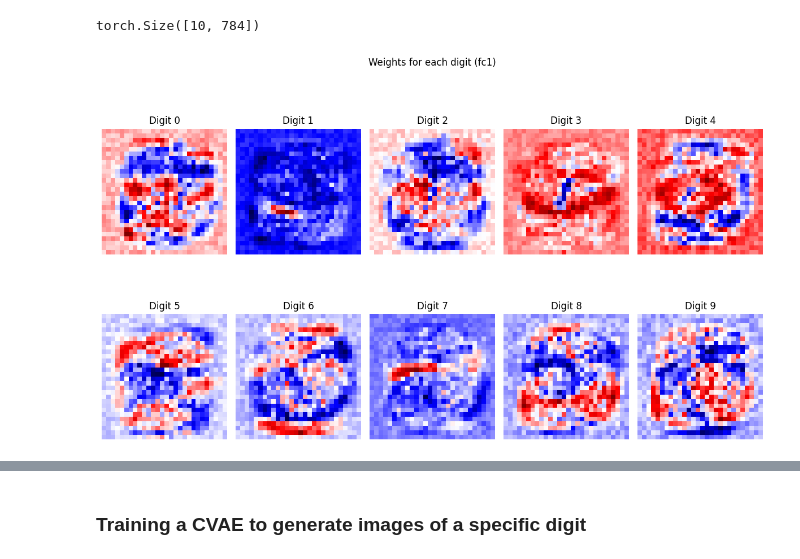
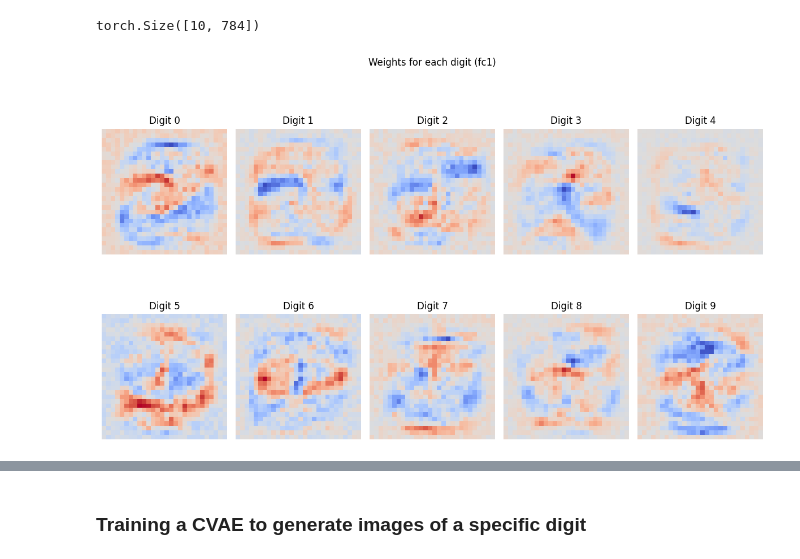
Before and after one commit to luleoli/data-sci-portfolio, a Jupyter notebook: neuralnetwork_/Aula_1.ipynb, the cells around one changed output, grey strips where cells are left out. Drawn from its saved outputs; the diff is of its cells as text; code cells hidden in the pictures.

```diff
--- a/neuralnetwork_/Aula_1.ipynb
+++ b/neuralnetwork_/Aula_1.ipynb
@@ -170,9 +172,9 @@ import torch.nn as nn
 import torch.optim as optim
 
 X_train_tensor = torch.tensor(X_train, dtype=torch.float32)
-y_train_tensor = torch.tensor(y_train, dtype=torch.int64)
+y_train_tensor = torch.tensor(train_labels, dtype=torch.float32)
 X_test_tensor = torch.tensor(X_test, dtype=torch.float32)
-y_test_tensor = torch.tensor(y_test, dtype=torch.int64)
+y_test_tensor = torch.tensor(y_test, dtype=torch.float32)
 
 class Net(nn.Module):
     def __init__(self):
@@ -196,7 +198,7 @@ class Net(nn.Module):
 
 model = Net()
 criterion = nn.CrossEntropyLoss()
-optimizer = optim.SGD(model.parameters(), lr=0.1)
+optimizer = optim.SGD(model.parameters(), lr=0.05)
 
 epochs = 50
 batch_size = 60
@@ -311,13 +303,13 @@ torch.Size([10, 784])
 # %%
 fig, axes = plt.subplots(2, 5, figsize=(12, 8))
 for digit in range(10):
     W = model.fc1.weight.data.numpy()[digit].reshape(28, 28)
     ax = axes.flat[digit]
-    im = ax.imshow(W, cmap="seismic")
+    im = ax.imshow(W, cmap="coolwarm", vmin=-np.max(np.abs(W)), vmax=np.max(np.abs(W)))
     ax.set_title(f"Digit {digit}")
     ax.axis('off')
 plt.suptitle("Weights for each digit (fc1)")
 plt.tight_layout()
 plt.show()
 # %% [output]
-[figure, old version]
+[figure, new version]
```
Also changed, not shown: parts of 9 cells of this notebook, 7 other files.
